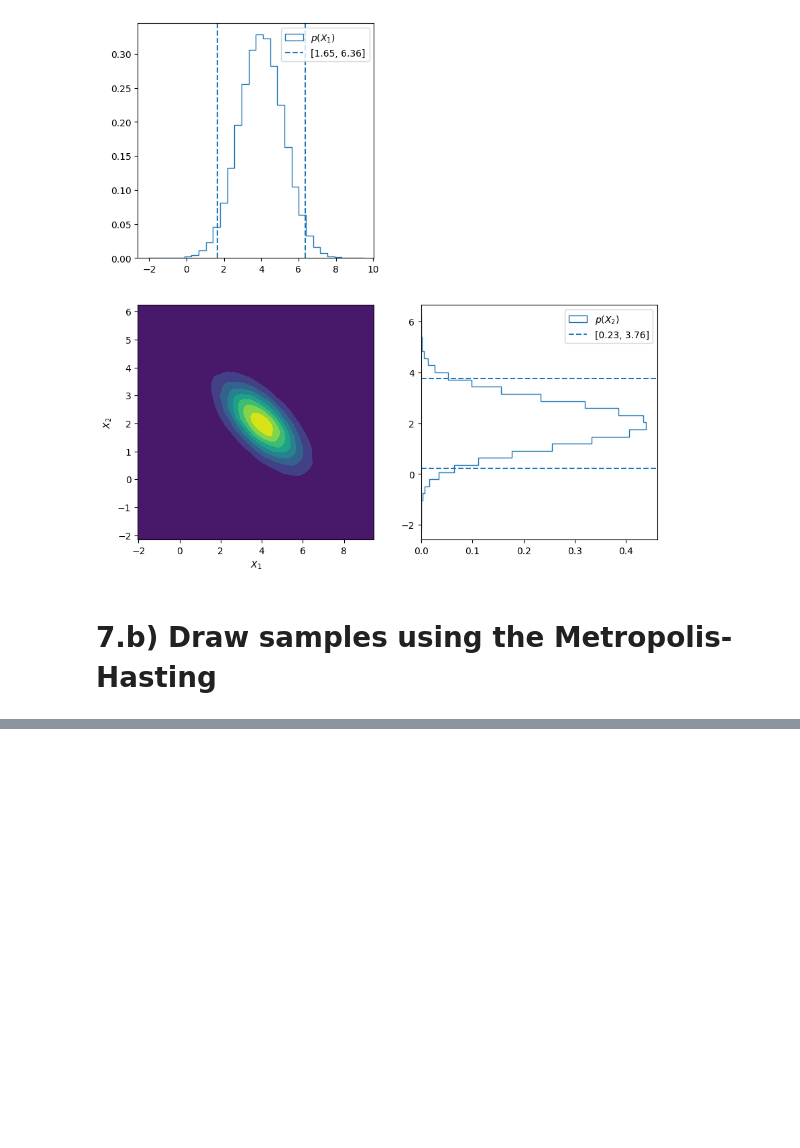
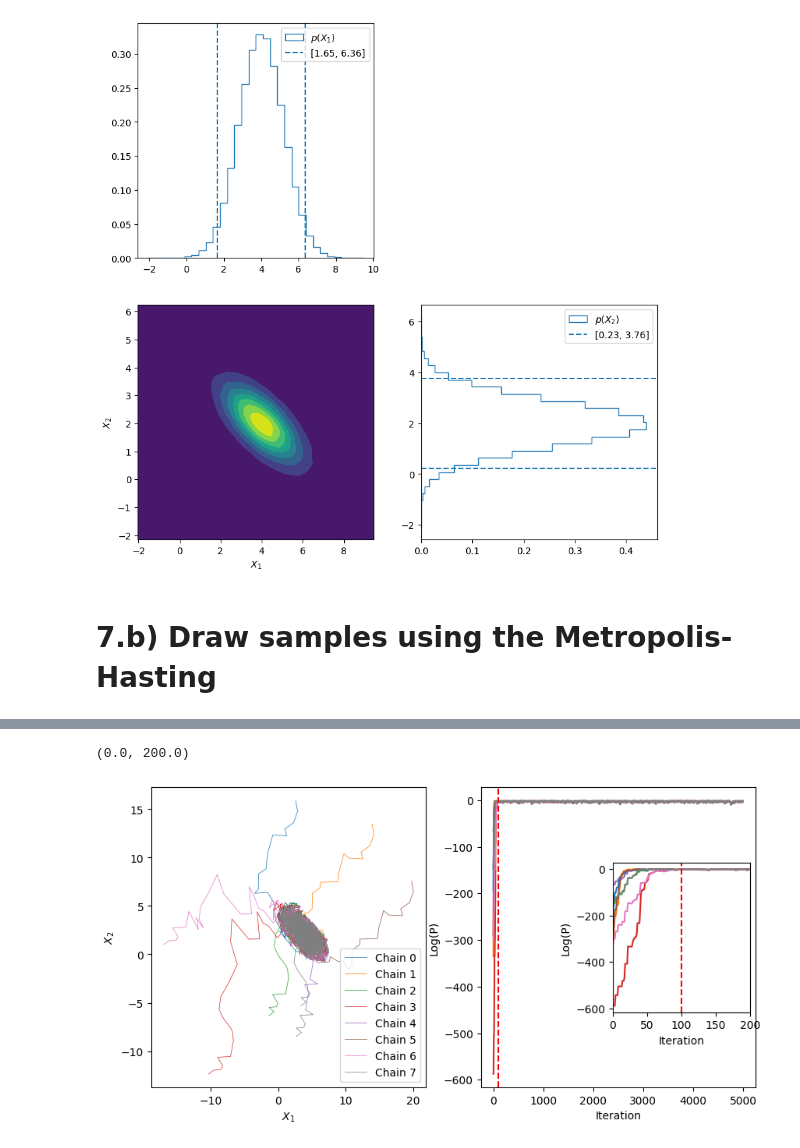
Before and after one commit to vepe99/Astrostatistics, a Jupyter notebook: Viterbo_Giuseppe_Homework4.ipynb, the cells around one changed output, grey strips where cells are left out. Drawn from its saved outputs; the diff is of its cells as text; code cells hidden in the pictures; blank space fills up the shorter version.

```diff
--- a/Viterbo_Giuseppe_Homework4.ipynb
+++ b/Viterbo_Giuseppe_Homework4.ipynb
@@ -182,3 +186,9 @@ ax.legend()
 [figure]
 # %% [markdown]
 # 7.b) Draw samples using the Metropolis-Hasting
+# %%
+mu = np.array([4, 2])
+sigma = np.array([[1.44, -0.72],[-0.72, 0.81]])
+
+#Joint multivariate normal distribution
+joint_mvn = multivariate_normal(mu, sigma)
@@ -184,0 +264,36 @@ ax.legend()
+# %%
+#Running multiple chains in parallel using the Pool function
+
+def run_chain(args):
+    chain, x0 = args
+    chain.set_sigma(np.array([1, 1]))
+    chain.set_target(joint_mvn)
+    chain.sample(x0=x0, n=5_000)
+    return chain
+
+n_chains = 8
+chains = [MHsampler() for _ in range(n_chains)]
+list_x0 = np.random.uniform(low=-20, high=20, size=(n_chains, 2))
+
+with Pool(processes=n_chains) as pool:
+    chains = pool.map(run_chain, zip(chains, list_x0))
+# %%
+fig = plt.figure(figsize=(10, 5))
+ax = fig.add_subplot(121)
+for i, chain in enumerate(chains):
+    chain.plot_chain(i)
+ax.legend()
+
+ax = fig.add_subplot(122)
+for i, chain in enumerate(chains):
+    chain.plot_trace(i)
+ax.axvline(100, color='r', linestyle='--')
+
+axins = inset_axes(ax, width="50%", height="50%", loc='center right')
+for i, chain in enumerate(chains):
+    chain.plot_trace(i)
+axins.axvline(100, color='r', linestyle='--')
+axins.set_xlim(0, 200)  # Set the x-axis limit for the inset
+# %% [output]
+(0.0, 200.0)
+[figure, added]
```
Also changed, not shown: parts of 7 cells of this notebook.
